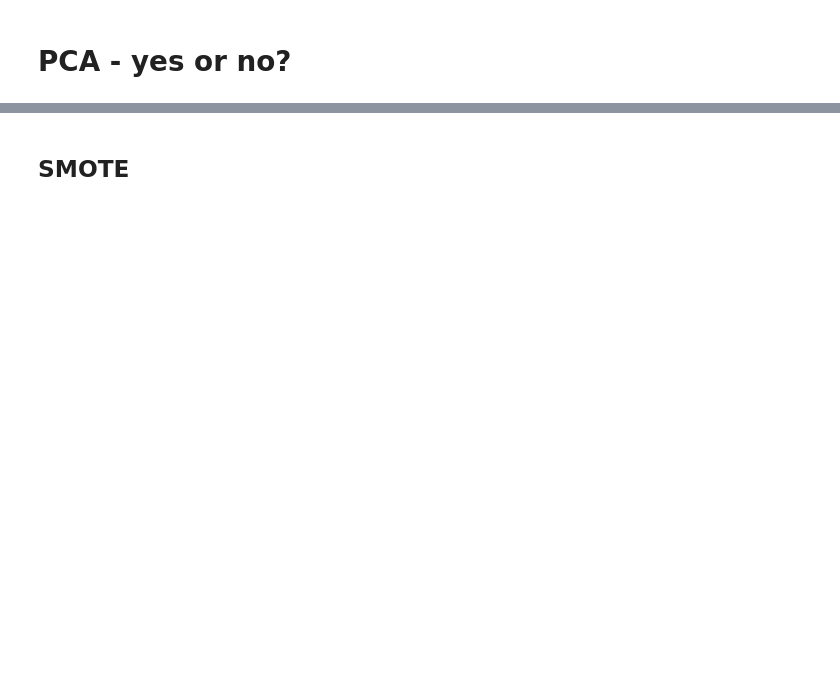
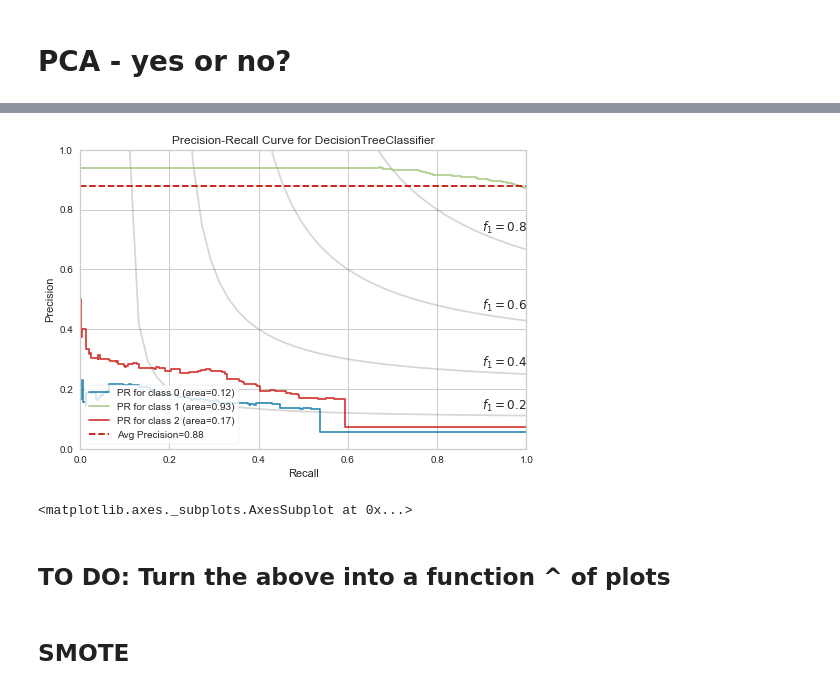
Before and after one commit to MichaelBurak/crunchbase-analysis, a Jupyter notebook: crunchbase-analysis.ipynb, the cells around one changed output, grey strips where cells are left out. Cells and saved outputs as stored; diff of their text form; code cells hidden in the pictures; blank space fills up the shorter version.

```diff
--- a/crunchbase-analysis.ipynb
+++ b/crunchbase-analysis.ipynb
@@ -520,3 +1179,16 @@ len(X.columns)
+# %%
+viz = PrecisionRecallCurve(
+    clf, per_class=True, iso_f1_curves=True,
+    fill_area=False, micro=False, classes=clf.classes_
+)
+viz.fit(X_train_pca, y_train)
+viz.score(X_test_pca, y_test)
+viz.show()
+# %% [output]
+[figure, added]
+<matplotlib.axes._subplots.AxesSubplot at 0x...>
+# %% [markdown]
+## TO DO: Turn the above into a function ^ of plots
 # %% [markdown]
 ## SMOTE
 # %%
```
Also changed, not shown: parts of 121 cells of this notebook.
